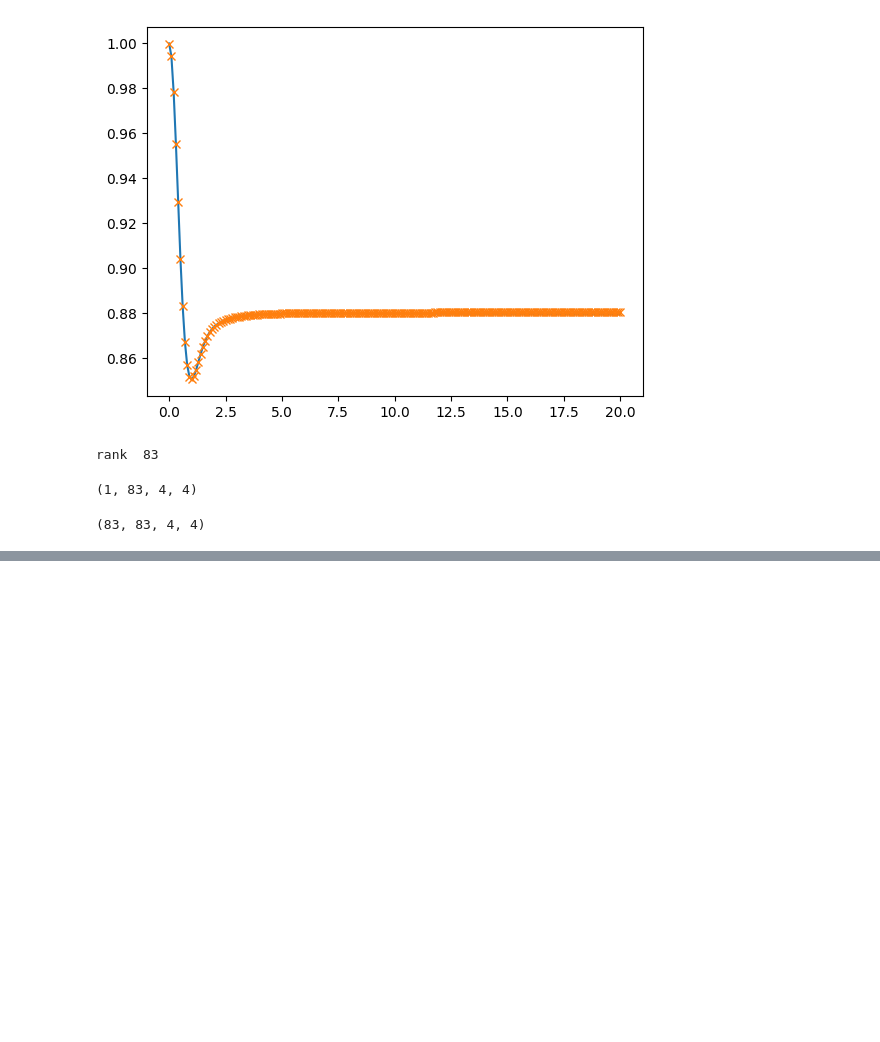
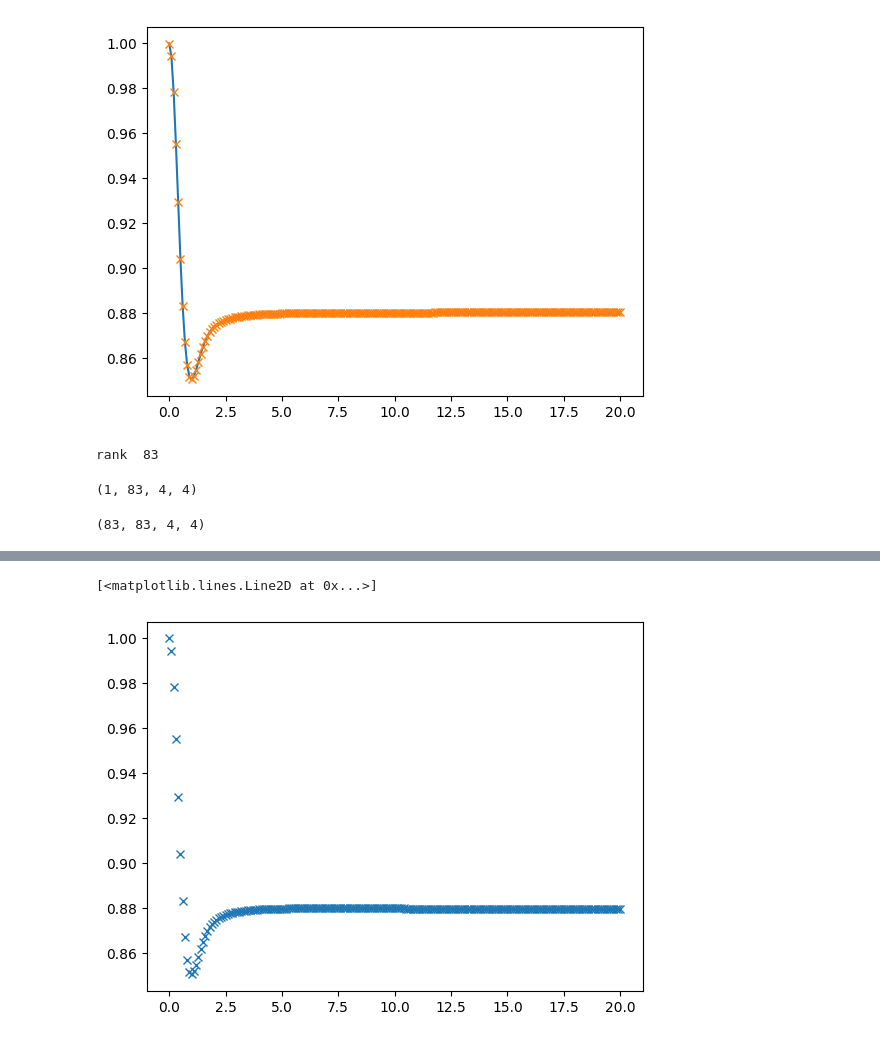
Before and after one commit to tempoCollaboration/OQuPy, a Jupyter notebook: iTEBD-example.ipynb, the cells around one changed output, grey strips where cells are left out. Drawn from its saved outputs; the diff is of its cells as text; code cells hidden in the pictures; blank space fills up the shorter version.

```diff
--- a/iTEBD-example.ipynb
+++ b/iTEBD-example.ipynb
@@ -139,0 +139,5 @@ ValueError: Cannot connect edges of unequal dimension. Dimension of edge '__unna
+# %%
+plt.plot(t,s_x,'x')
+# %% [output]
+[<matplotlib.lines.Line2D at 0x...>]
+[figure, added]
```
Also changed, not shown: parts of 2 cells of this notebook.
